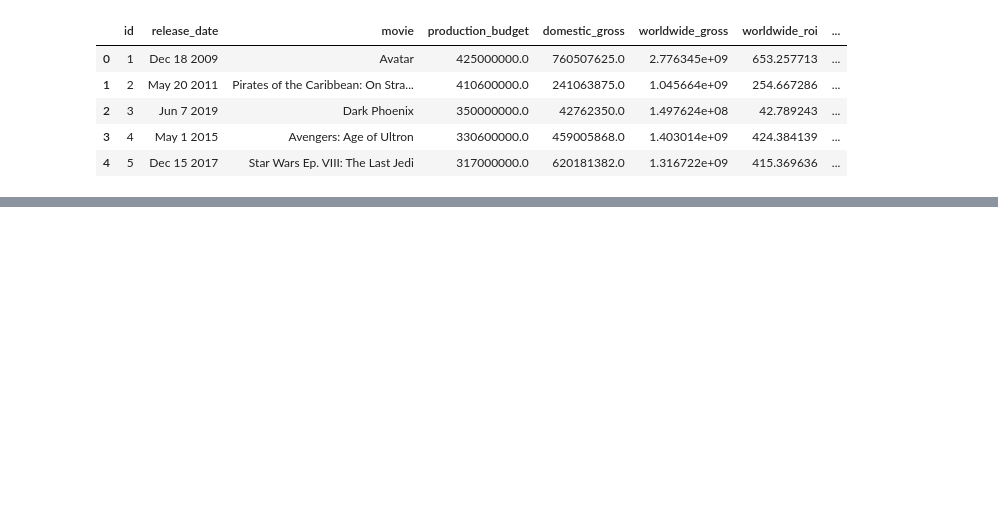
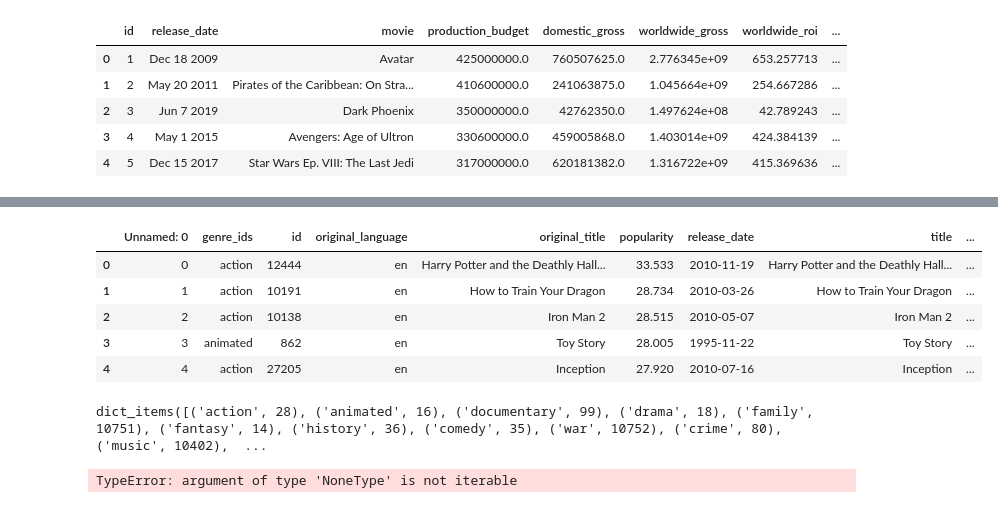
Before and after one commit to aindusekar/Mod1-Project, a Jupyter notebook: microsoft_movies_zaki.ipynb, the cells around one changed output, grey strips where cells are left out. Cells and saved outputs as stored; diff of their text form; code cells hidden in the pictures; blank space fills up the shorter version.

```diff
--- a/microsoft_movies_zaki.ipynb
+++ b/microsoft_movies_zaki.ipynb
@@ -273,0 +328,9 @@ movie_budget_df.head()
+# %%
+movies_df.head()
+# %% [output]
+|  | Unnamed: 0 | genre_ids | id | original_language | original_title | popularity | release_date | title | ... |
+| 0 | 0 | action | 12444 | en | Harry Potter and the Deathly Hall... | 33.533 | 2010-11-19 | Harry Potter and the Deathly Hall... | ... |
+| 1 | 1 | action | 10191 | en | How to Train Your Dragon | 28.734 | 2010-03-26 | How to Train Your Dragon | ... |
+| 2 | 2 | action | 10138 | en | Iron Man 2 | 28.515 | 2010-05-07 | Iron Man 2 | ... |
+| 3 | 3 | animated | 862 | en | Toy Story | 28.005 | 1995-11-22 | Toy Story | ... |
+| 4 | 4 | action | 27205 | en | Inception | 27.920 | 2010-07-16 | Inception | ... |
@@ -273,0 +351,5 @@ movie_budget_df.head()
+# %%
+# Returns ALL key, value pairs in a tuple
+genre_id.items()
+# %% [output]
+dict_items([('action', 28), ('animated', 16), ('documentary', 99), ('drama', 18), ('family', 10751), ('fantasy', 14), ('history', 36), ('comedy', 35), ('war', 10752), ('crime', 80), ('music', 10402),  ...
@@ -273,0 +364,4 @@ movie_budget_df.head()
+# %%
+movies_df["genre_ids"] = movies_df["genre_ids"].apply(fetch_genre)
+# %% [output]
+TypeError: argument of type 'NoneType' is not iterable
```
Also changed, not shown: parts of 18 cells of this notebook.
